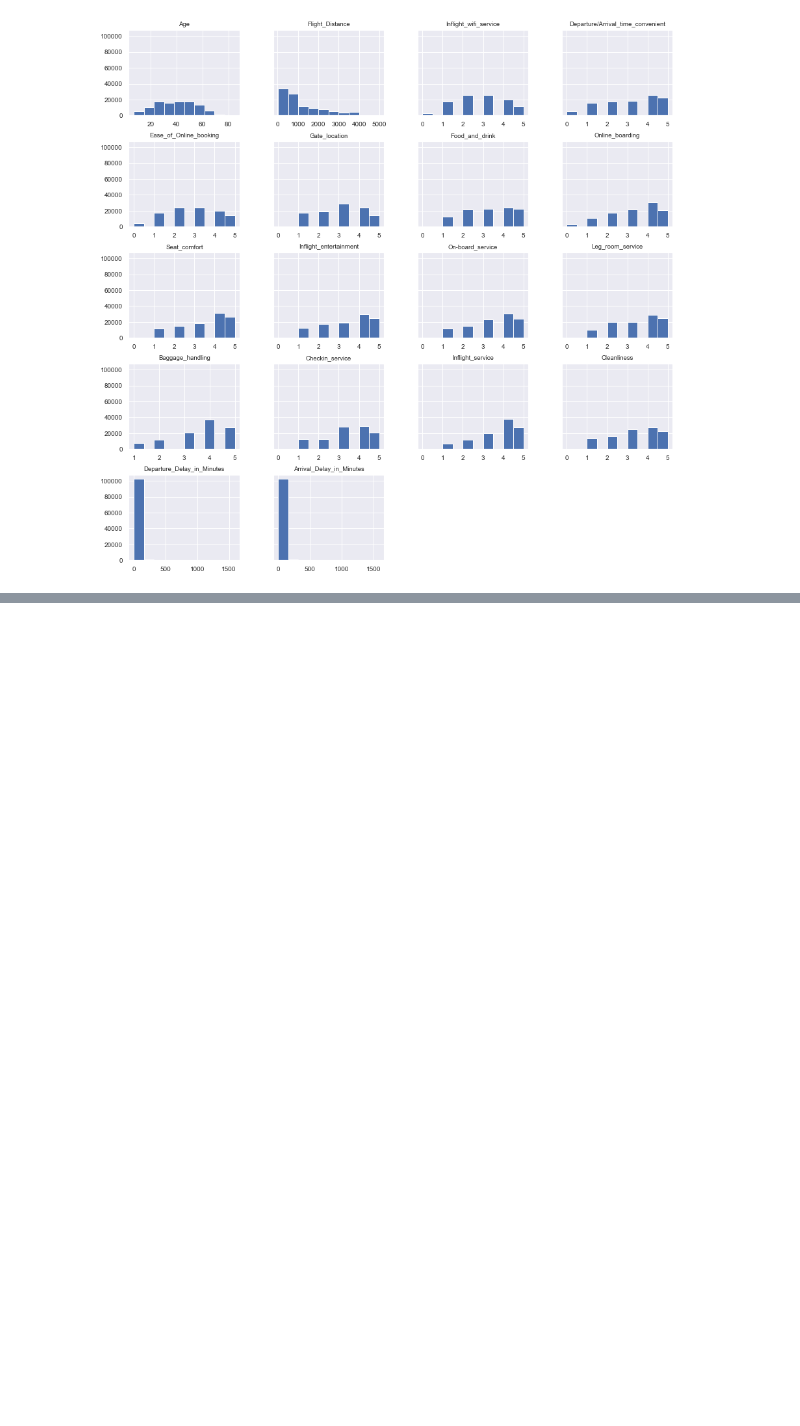
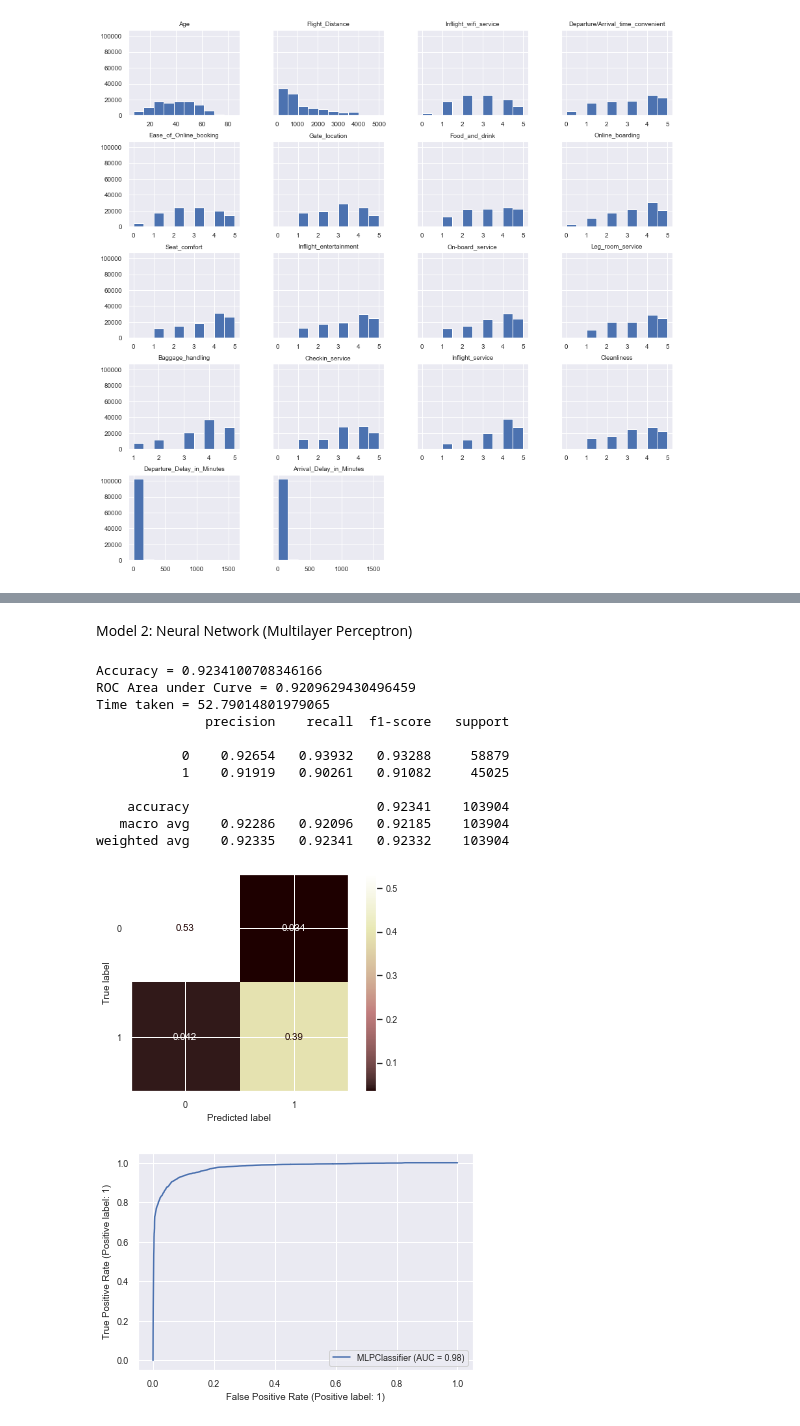
Before and after one commit to speplinski3/G3_Santander_Customer_Satisfaction, a Jupyter notebook: Final_Code.ipynb, the cells around one changed output, grey strips where cells are left out. Drawn from its saved outputs; the diff is of its cells as text; code cells hidden in the pictures; blank space fills up the shorter version.

```diff
--- a/Final_Code.ipynb
+++ b/Final_Code.ipynb
@@ -313,0 +422,26 @@ Higher correlation with satisfaction: Type_of_Travel, Class, Online_boarding, Se
+# %% [markdown]
+Model 2: Neural Network (Multilayer Perceptron)
+# %%
+from sklearn.neural_network import MLPClassifier
+
+params_nn = {'hidden_layer_sizes': (30,30,30),
+             'activation': 'logistic',
+             'solver': 'lbfgs',
+             'max_iter': 100}
+
+model_nn = MLPClassifier(**params_nn)
+model_nn, accuracy_nn, roc_auc_nn, tt_nn = run_model(model_nn, X_train, y_train, X_test, y_test)
+# %% [output]
+Accuracy = 0.9234100708346166
+ROC Area under Curve = 0.9209629430496459
+Time taken = 52.79014801979065
+              precision    recall  f1-score   support
+
+           0    0.92654   0.93932   0.93288     58879
+           1    0.91919   0.90261   0.91082     45025
+
+    accuracy                        0.92341    103904
+   macro avg    0.92286   0.92096   0.92185    103904
+weighted avg    0.92335   0.92341   0.92332    103904
+[figure, added]
+[figure, added]
```
Also changed, not shown: parts of 47 cells of this notebook.
